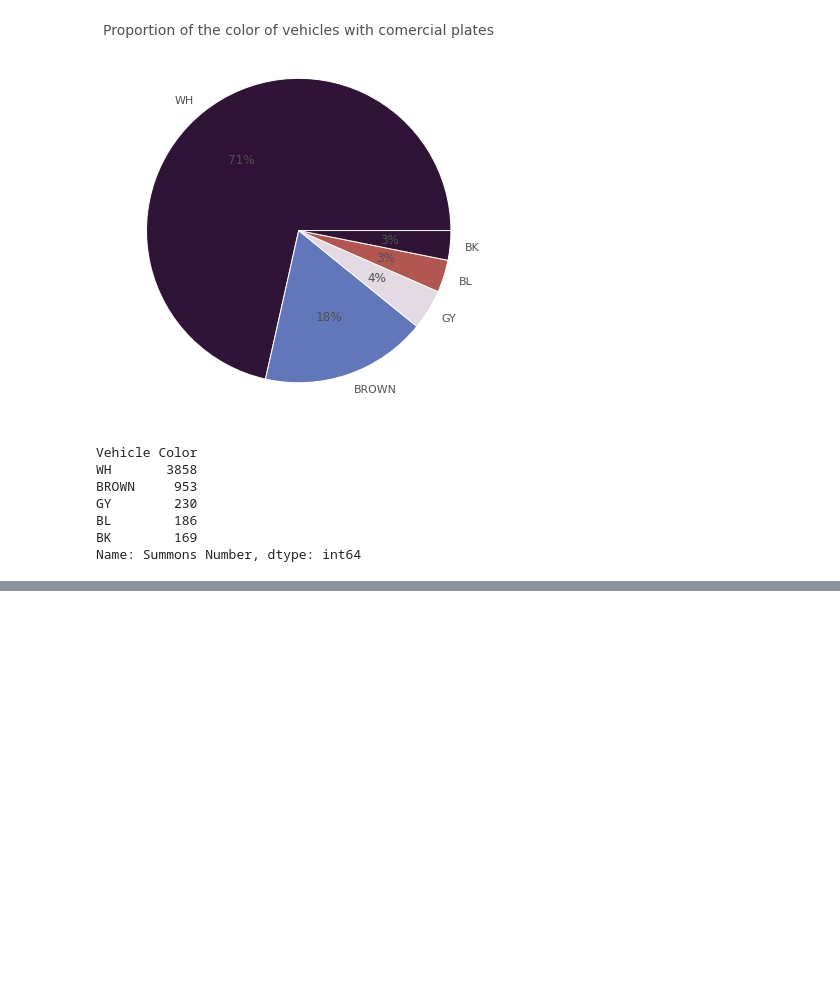
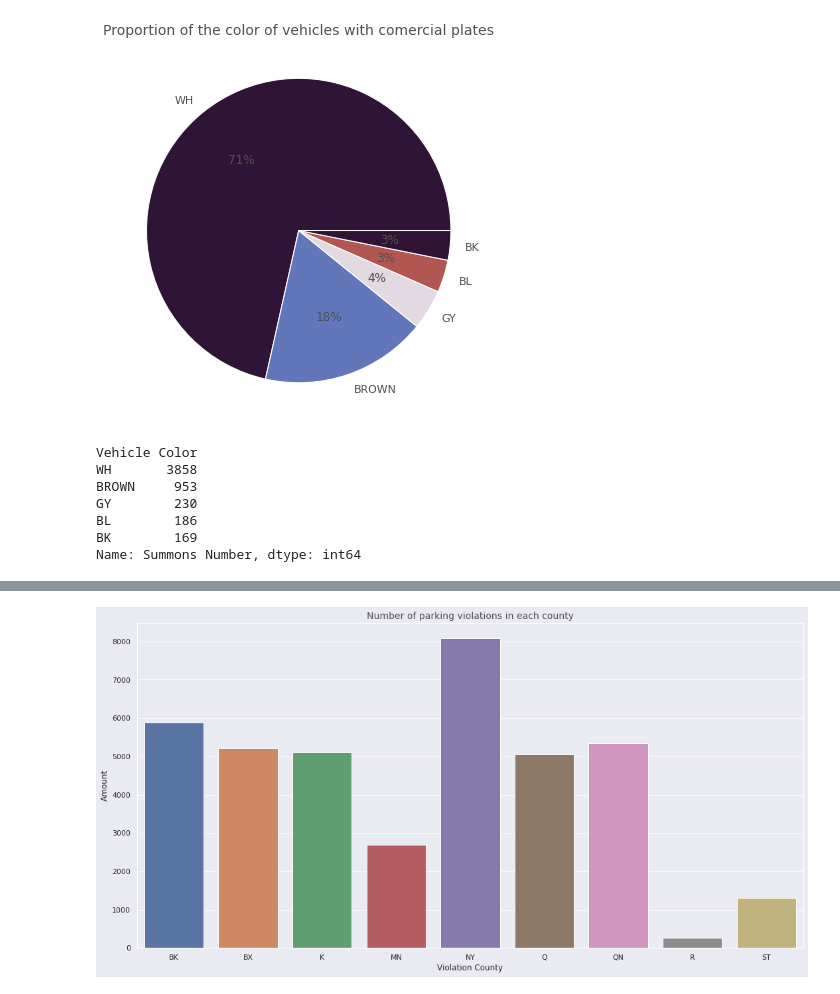
Before and after one commit to pedrohortencio/data-analysis-projects, a Jupyter notebook: NYC Parking Violations/NYC_Parking_Violations.ipynb, the cells around one changed output, grey strips where cells are left out. Cells and saved outputs as stored; diff of their text form; code cells hidden in the pictures; blank space fills up the shorter version.

```diff
--- a/NYC Parking Violations/NYC_Parking_Violations.ipynb
+++ b/NYC Parking Violations/NYC_Parking_Violations.ipynb
@@ -551,0 +577,2 @@ Name: Summons Number, dtype: int64
+# %%
+df_county = df.groupby('Violation County')['Summons Number'].count().reset_index(name='Amount')
@@ -551,0 +592,9 @@ Name: Summons Number, dtype: int64
+# %%
+fig = plt.figure(figsize=(18, 9))
+fig.patch.set_facecolor('#eaeaf2')
+
+sns.barplot(x=df_county['Violation County'], y=df_county['Amount']);
+plt.title('Number of parking violations in each county',
+          size=14, alpha=0.8);
+# %% [output]
+[figure, added]
```
Also changed, not shown: parts of 36 cells of this notebook.
